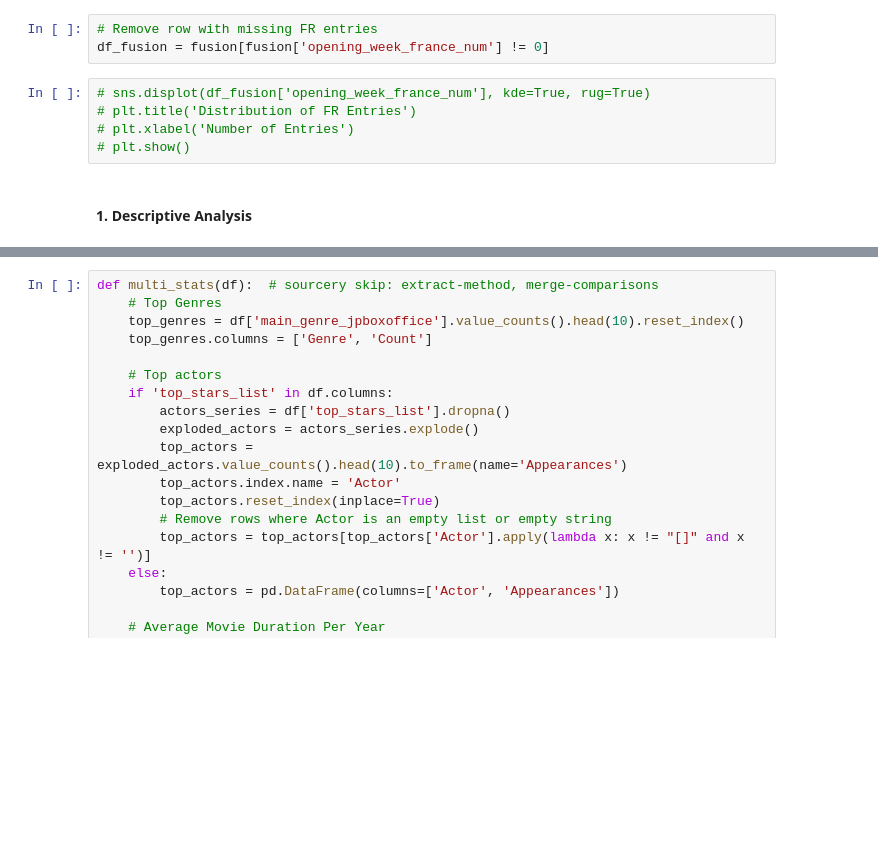
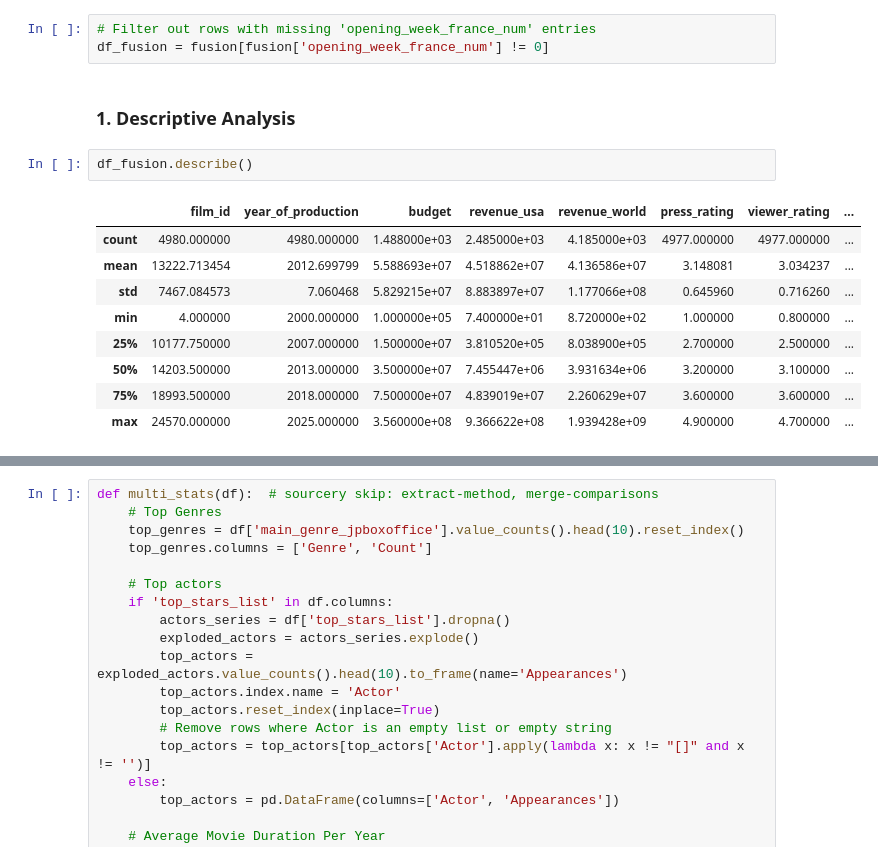
Before and after one commit to MichAdebayo/new-is-always-better, a Jupyter notebook: machine_learning/allocine_analysis.ipynb, the cells around one changed output, grey strips where cells are left out. Drawn from its saved outputs; the diff is of its cells as text; blank space fills up the shorter version.

```diff
--- a/machine_learning/allocine_analysis.ipynb
+++ b/machine_learning/allocine_analysis.ipynb
@@ -33,12 +29,19 @@ fusion.head()
 | 3 | 11195 | Une vie toute neuve | https://www.jpbox-office.com/cine... | 2008 | 06-01-2010 | 00-00-0000 | ... |
 | 4 | 11019 | New York, I Love You | https://www.jpbox-office.com/cine... | 2008 | 14-04-2010 | 16-10-2009 | ... |
 # %%
-# Remove row with missing FR entries
+# Filter out rows with missing 'opening_week_france_num' entries
 df_fusion = fusion[fusion['opening_week_france_num'] != 0]
-# %%
-# sns.displot(df_fusion['opening_week_france_num'], kde=True, rug=True)
-# plt.title('Distribution of FR Entries')
-# plt.xlabel('Number of Entries')
-# plt.show()
 # %% [markdown]
-#### 1. Descriptive Analysis
+### 1. Descriptive Analysis
+# %%
+df_fusion.describe()
+# %% [output]
+|  | film_id | year_of_production | budget | revenue_usa | revenue_world | press_rating | viewer_rating | ... |
+| count | 4980.000000 | 4980.000000 | 1.488000e+03 | 2.485000e+03 | 4.185000e+03 | 4977.000000 | 4977.000000 | ... |
+| mean | 13222.713454 | 2012.699799 | 5.588693e+07 | 4.518862e+07 | 4.136586e+07 | 3.148081 | 3.034237 | ... |
+| std | 7467.084573 | 7.060468 | 5.829215e+07 | 8.883897e+07 | 1.177066e+08 | 0.645960 | 0.716260 | ... |
+| min | 4.000000 | 2000.000000 | 1.000000e+05 | 7.400000e+01 | 8.720000e+02 | 1.000000 | 0.800000 | ... |
+| 25% | 10177.750000 | 2007.000000 | 1.500000e+07 | 3.810520e+05 | 8.038900e+05 | 2.700000 | 2.500000 | ... |
+| 50% | 14203.500000 | 2013.000000 | 3.500000e+07 | 7.455447e+06 | 3.931634e+06 | 3.200000 | 3.100000 | ... |
+| 75% | 18993.500000 | 2018.000000 | 7.500000e+07 | 4.839019e+07 | 2.260629e+07 | 3.600000 | 3.600000 | ... |
+| max | 24570.000000 | 2025.000000 | 3.560000e+08 | 9.366622e+08 | 1.939428e+09 | 4.900000 | 4.700000 | ... |
```
Also changed, not shown: parts of 26 cells of this notebook, 1 other file.
